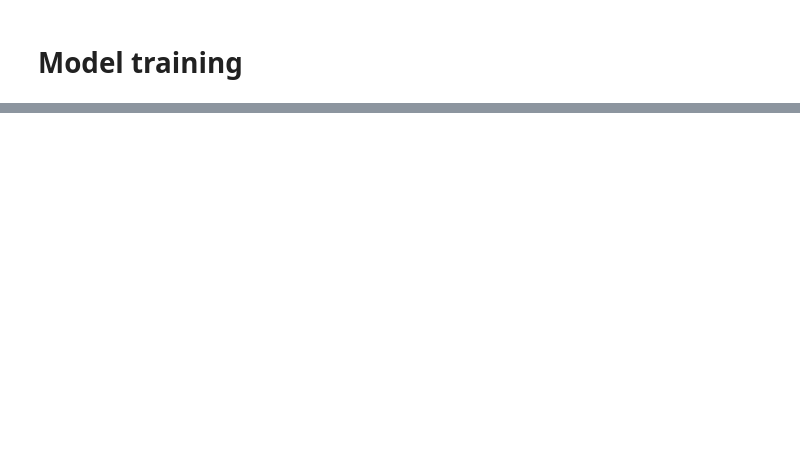
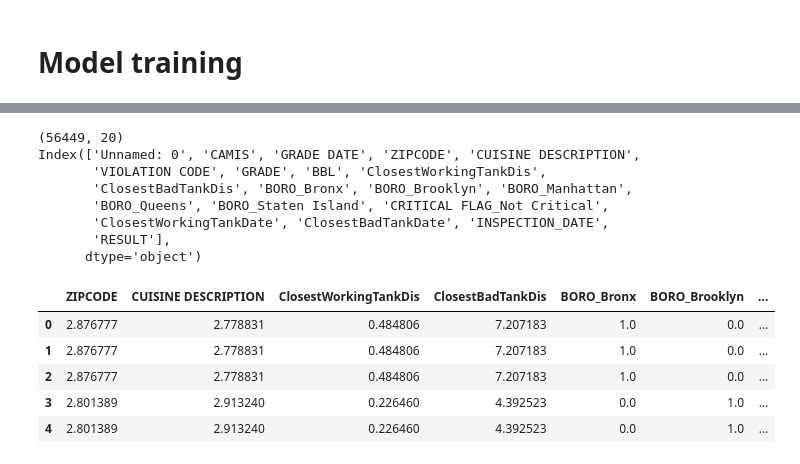
Before and after one commit to clarissarjtai/NYC-Restaurant-Sanitation-Level-Prediction, a Jupyter notebook: model_training.ipynb, the cells around one changed output, grey strips where cells are left out. Cells and saved outputs as stored; diff of their text form; code cells hidden in the pictures; blank space fills up the shorter version.

```diff
--- a/model_training.ipynb
+++ b/model_training.ipynb
@@ -32,8 +43,34 @@ df_final = pd.read_csv("preprocessed_data/RestWaterRodent_data.csv.zip")
 # %%
 # Keep columns not for training as metadata
 print(df_final.shape)
-meta_final = df_final[['CAMIS', 'GRADE DATE', 'VIOLATION CODE','ClosestWorkingTankDate', 'ClosestBadTankDate', 'PREV_GRADE DATE', 'INSPECTION_DATE']]
+# meta_final = df_final[['CAMIS', 'GRADE DATE', 'VIOLATION CODE','ClosestWorkingTankDate', 'ClosestBadTankDate', 'PREV_GRADE DATE', 'INSPECTION_DATE']]
 
 # data for model training
-data = df_final.drop(columns=['CAMIS', 'GRADE DATE', 'VIOLATION CODE','ClosestWorkingTankDate', 'ClosestBadTankDate', 'PREV_GRADE DATE', 'INSPECTION_DATE'])
+data = df_final[["ZIPCODE",
+                 "CUISINE DESCRIPTION",
+                 "ClosestWorkingTankDis",
+                 "ClosestBadTankDis",
+                 "BORO_Bronx",
+                 "BORO_Brooklyn",
+                 "BORO_Manhattan",
+                 "BORO_Queens",
+                 "BORO_Staten Island",
+                 "RESULT",
+                 "GRADE"
+                 ]]
 data.head()
+# %% [output]
+(56449, 20)
+Index(['Unnamed: 0', 'CAMIS', 'GRADE DATE', 'ZIPCODE', 'CUISINE DESCRIPTION',
+       'VIOLATION CODE', 'GRADE', 'BBL', 'ClosestWorkingTankDis',
+       'ClosestBadTankDis', 'BORO_Bronx', 'BORO_Brooklyn', 'BORO_Manhattan',
+       'BORO_Queens', 'BORO_Staten Island', 'CRITICAL FLAG_Not Critical',
+       'ClosestWorkingTankDate', 'ClosestBadTankDate', 'INSPECTION_DATE',
+       'RESULT'],
+      dtype='object')
+|  | ZIPCODE | CUISINE DESCRIPTION | ClosestWorkingTankDis | ClosestBadTankDis | BORO_Bronx | BORO_Brooklyn | ... |
+| 0 | 2.876777 | 2.778831 | 0.484806 | 7.207183 | 1.0 | 0.0 | ... |
+| 1 | 2.876777 | 2.778831 | 0.484806 | 7.207183 | 1.0 | 0.0 | ... |
+| 2 | 2.876777 | 2.778831 | 0.484806 | 7.207183 | 1.0 | 0.0 | ... |
+| 3 | 2.801389 | 2.913240 | 0.226460 | 4.392523 | 0.0 | 1.0 | ... |
+| 4 | 2.801389 | 2.913240 | 0.226460 | 4.392523 | 0.0 | 1.0 | ... |
```
Also changed, not shown: parts of 12 cells of this notebook, 7 other files.
